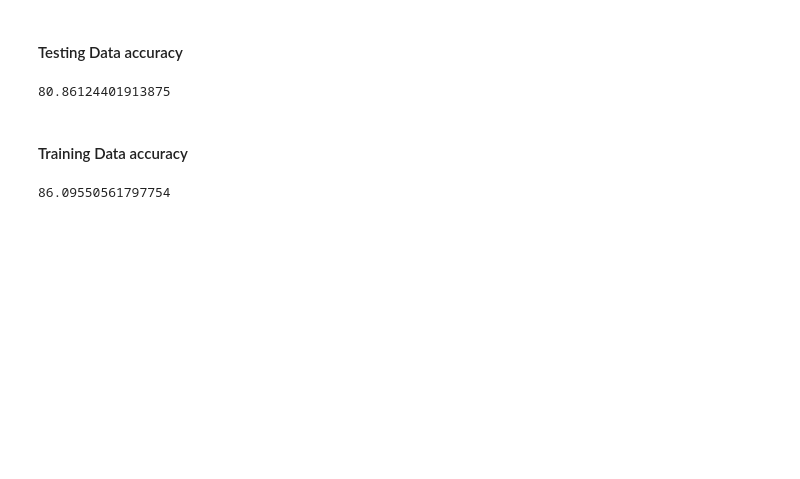
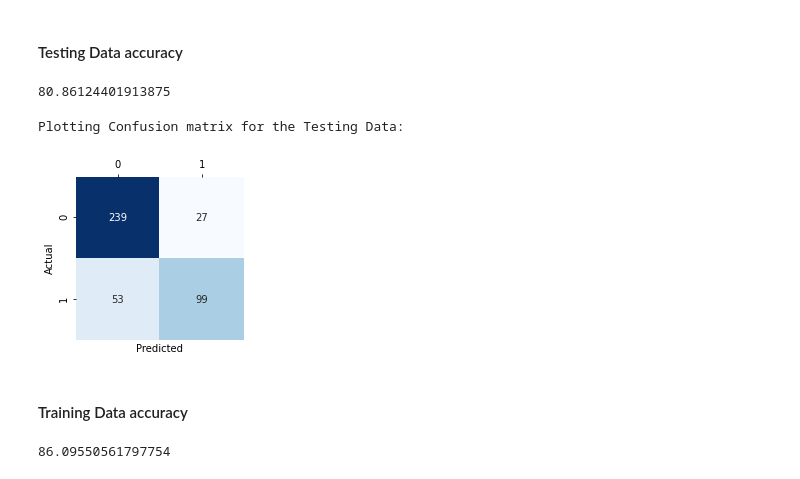
Before and after one commit to manasc12/Decision_Tree_from_scratch, a Jupyter notebook: Decision_Tree.ipynb, the cells around one changed output. Cells and saved outputs as stored; diff of their text form; code cells hidden in the pictures; blank space fills up the shorter version.

```diff
--- a/Decision_Tree.ipynb
+++ b/Decision_Tree.ipynb
@@ -384,3 +387,22 @@ def show_tree(n,branch='',dot = Digraph(comment='My Tree',node_attr={'color': 'l
+# %%
+def plot_confusion_matrix(actual_target_list,predicted_target_list,classes_list):
+    conf_mat=[]
+    actual_target_list=list(actual_target_list)
+    for aclass in classes_list:
+        row_list=[]
+        for pclass in classes_list:
+            row_list.append(sum(pd.Series(predicted_target_list)[pd.Series(actual_target_list)==aclass]==pclass))
+        conf_mat.append(row_list)
+    hw=len(classes_list)*1.5
+    fig, ax = plt.subplots(figsize=(hw,hw))
+    heatmap=sns.heatmap(conf_mat,
+            xticklabels=classes_list,yticklabels=classes_list,
+            annot=True,cbar=False,ax=ax,fmt='g',cmap='Blues')
+
+
+    ax.set(xlabel='Predicted',ylabel='Actual')
+    ax.xaxis.tick_top()
+    plt.show()
 # %% [markdown]
 ### Okay Now that we've designed our building blocks
 - Its time to call our functions to build a tree and make predictions
@@ -503,6 +525,12 @@ results=master_node.predict(df_t_cleaned[training_cols])
 (sum(df_t_cleaned[target_col]==results)/len(df_t_cleaned))*100
 # %% [output]
 80.86124401913875
+# %%
+print("Plotting Confusion matrix for the Testing Data:")
+plot_confusion_matrix(df_t_cleaned[target_col],results,classes_list)
+# %% [output]
+Plotting Confusion matrix for the Testing Data:
+[figure, added]
 # %% [markdown]
 #### Training Data accuracy
 # %%
```
Also changed, not shown: parts of 6 cells of this notebook.
